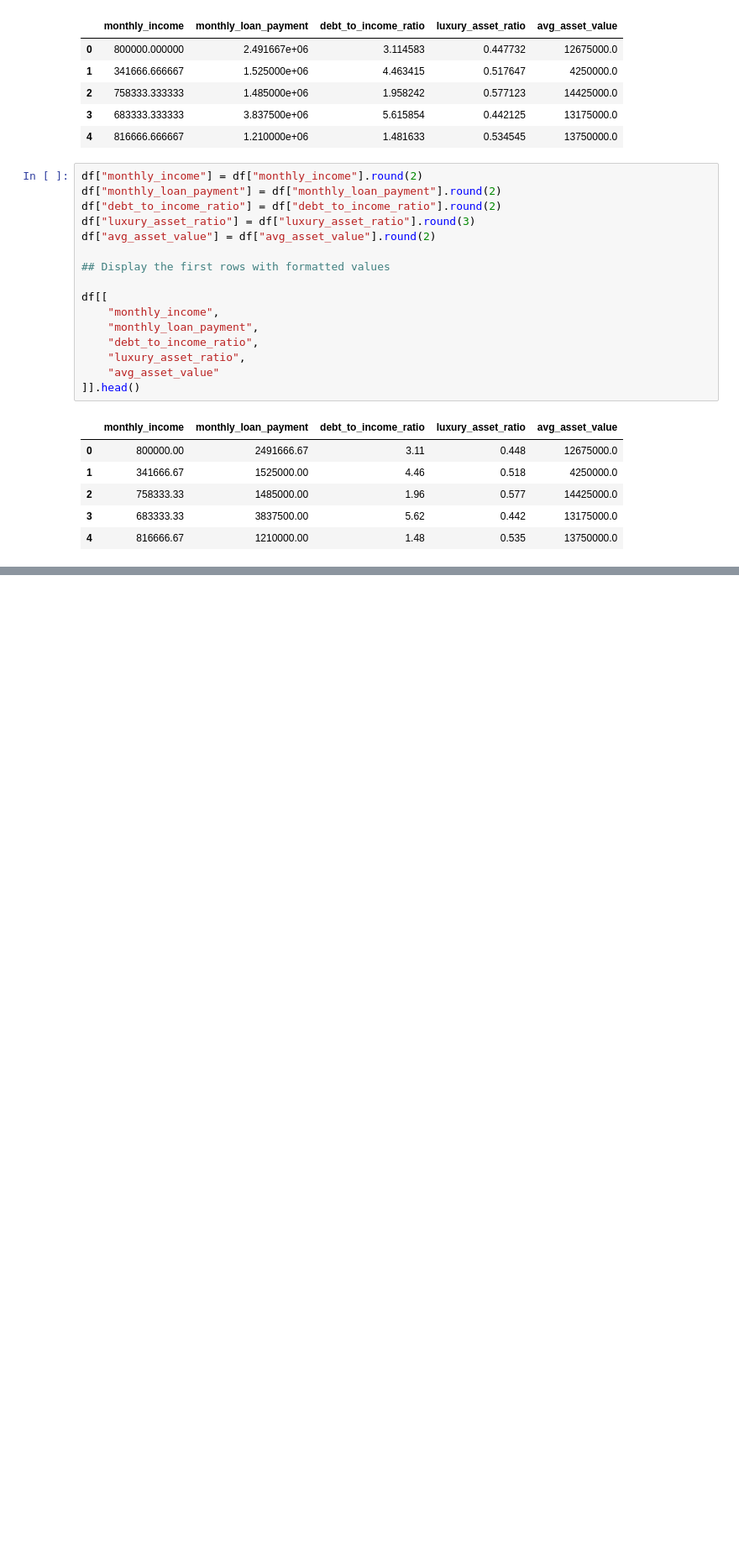
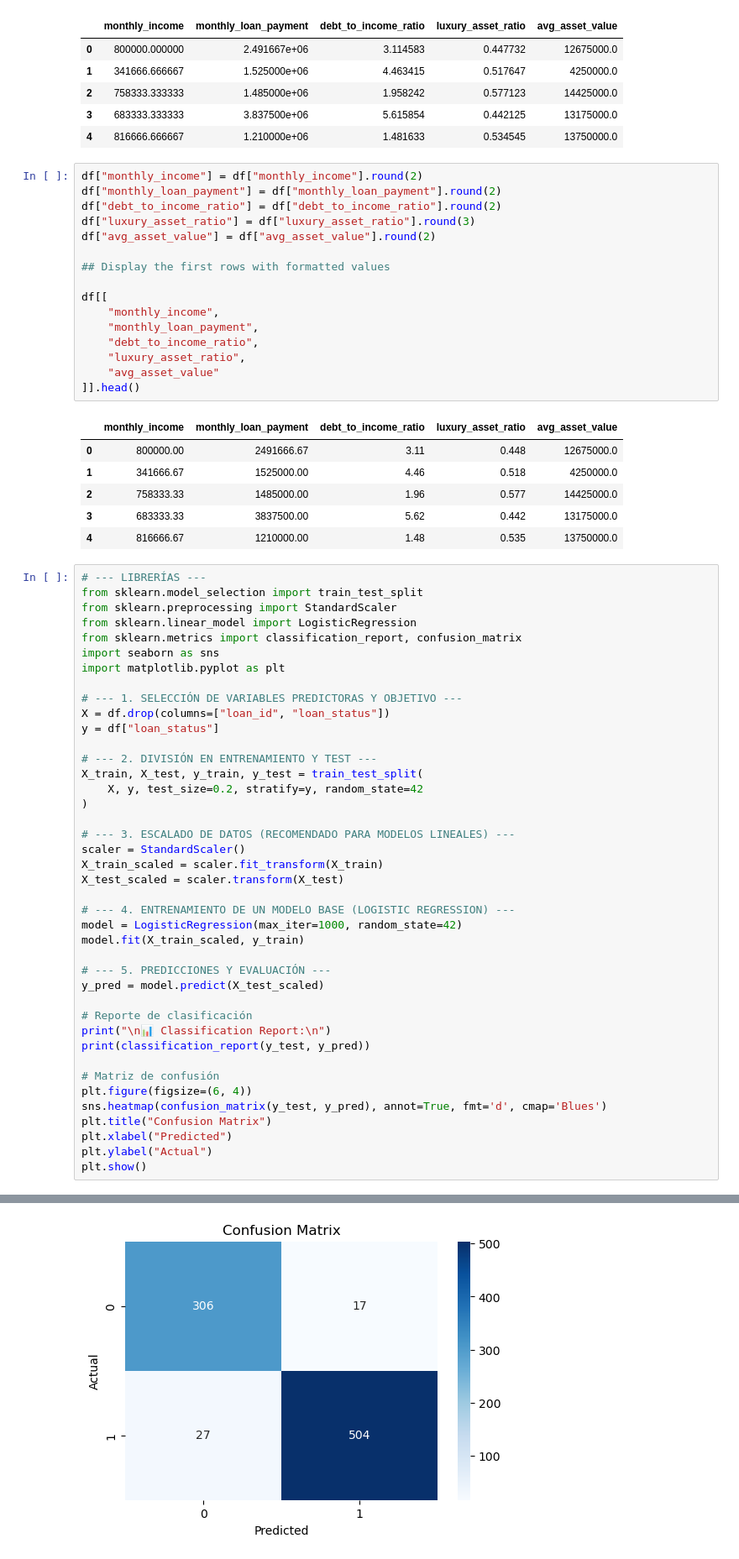
Before and after one commit to MaenKhaled/loan-approval-prediction, a Jupyter notebook: notebooks/Cleaning_Advance_Hipolito.ipynb, the cells around one changed output, grey strips where cells are left out. Shown at 84% size. Drawn from its saved outputs; the diff is of its cells as text; blank space fills up the shorter version.

```diff
--- a/notebooks/Cleaning_Advance_Hipolito.ipynb
+++ b/notebooks/Cleaning_Advance_Hipolito.ipynb
@@ -134,3 +134,45 @@ df[[
 | 2 | 758333.33 | 1485000.00 | 1.96 | 0.577 | 14425000.0 |
 | 3 | 683333.33 | 3837500.00 | 5.62 | 0.442 | 13175000.0 |
 | 4 | 816666.67 | 1210000.00 | 1.48 | 0.535 | 13750000.0 |
+# %%
+# --- LIBRERÍAS ---
+from sklearn.model_selection import train_test_split
+from sklearn.preprocessing import StandardScaler
+from sklearn.linear_model import LogisticRegression
+from sklearn.metrics import classification_report, confusion_matrix
+import seaborn as sns
+import matplotlib.pyplot as plt
+
+# --- 1. SELECCIÓN DE VARIABLES PREDICTORAS Y OBJETIVO ---
+X = df.drop(columns=["loan_id", "loan_status"])
+y = df["loan_status"]
+
+# --- 2. DIVISIÓN EN ENTRENAMIENTO Y TEST ---
+X_train, X_test, y_train, y_test = train_test_split(
+    X, y, test_size=0.2, stratify=y, random_state=42
+)
+
+# --- 3. ESCALADO DE DATOS (RECOMENDADO PARA MODELOS LINEALES) ---
+scaler = StandardScaler()
+X_train_scaled = scaler.fit_transform(X_train)
+X_test_scaled = scaler.transform(X_test)
+
+# --- 4. ENTRENAMIENTO DE UN MODELO BASE (LOGISTIC REGRESSION) ---
+model = LogisticRegression(max_iter=1000, random_state=42)
+model.fit(X_train_scaled, y_train)
+
+# --- 5. PREDICCIONES Y EVALUACIÓN ---
+y_pred = model.predict(X_test_scaled)
+
+# Reporte de clasificación
+print("\n📊 Classification Report:\n")
+print(classification_report(y_test, y_pred))
+
+# Matriz de confusión
+plt.figure(figsize=(6, 4))
+sns.heatmap(confusion_matrix(y_test, y_pred), annot=True, fmt='d', cmap='Blues')
+plt.title("Confusion Matrix")
+plt.xlabel("Predicted")
+plt.ylabel("Actual")
+plt.show()
+# %% [output]
@@ -136,0 +189 @@ df[[
+[figure, added]
```
Also changed, not shown: parts of 1 cell of this notebook.
